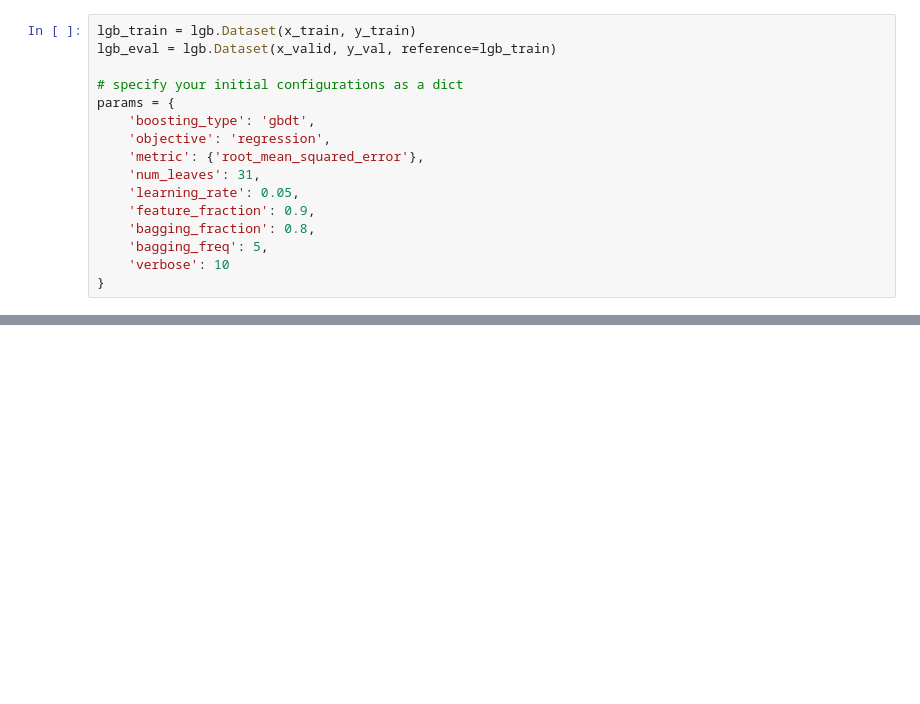
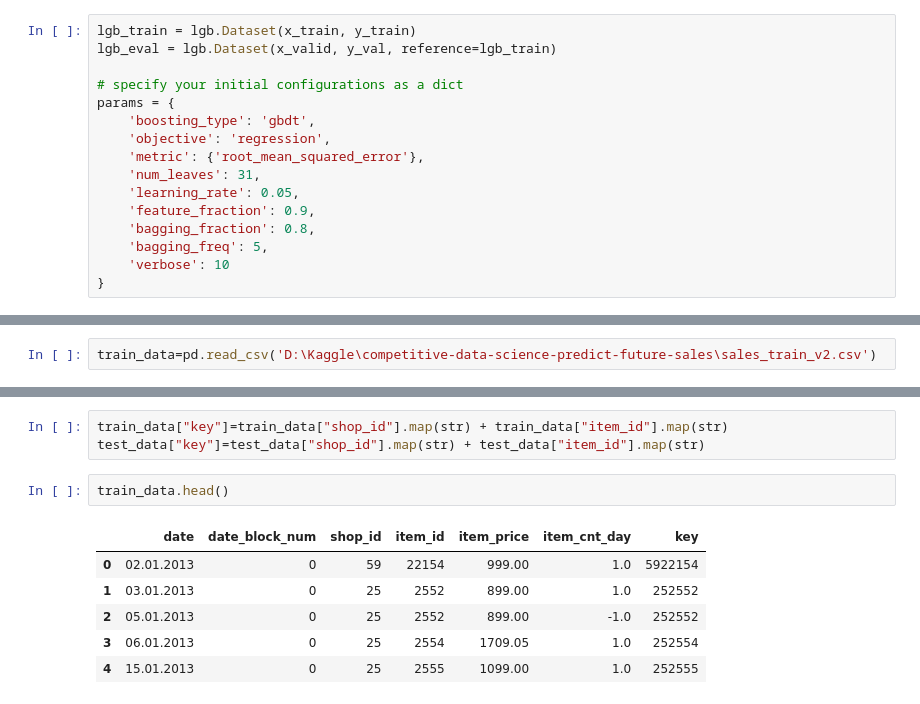
Before and after one commit to meetshah31094/Kaggle_Predict_Future_Sales, a Jupyter notebook: Predict_sales.ipynb, the cells around one changed output, grey strips where cells are left out. Cells and saved outputs as stored; diff of their text form; blank space fills up the shorter version.

```diff
--- a/Predict_sales.ipynb
+++ b/Predict_sales.ipynb
@@ -475,0 +654,2 @@ lgb.plot_importance(model,figsize=(10,10));
+# %%
+train_data=pd.read_csv('D:\Kaggle\competitive-data-science-predict-future-sales\sales_train_v2.csv')
@@ -475,0 +733,12 @@ lgb.plot_importance(model,figsize=(10,10));
+# %%
+train_data["key"]=train_data["shop_id"].map(str) + train_data["item_id"].map(str)
+test_data["key"]=test_data["shop_id"].map(str) + test_data["item_id"].map(str)
+# %%
+train_data.head()
+# %% [output]
+|  | date | date_block_num | shop_id | item_id | item_price | item_cnt_day | key |
+| 0 | 02.01.2013 | 0 | 59 | 22154 | 999.00 | 1.0 | 5922154 |
+| 1 | 03.01.2013 | 0 | 25 | 2552 | 899.00 | 1.0 | 252552 |
+| 2 | 05.01.2013 | 0 | 25 | 2552 | 899.00 | -1.0 | 252552 |
+| 3 | 06.01.2013 | 0 | 25 | 2554 | 1709.05 | 1.0 | 252554 |
+| 4 | 15.01.2013 | 0 | 25 | 2555 | 1099.00 | 1.0 | 252555 |
```
Also changed, not shown: parts of 50 cells of this notebook, 8 other files.
